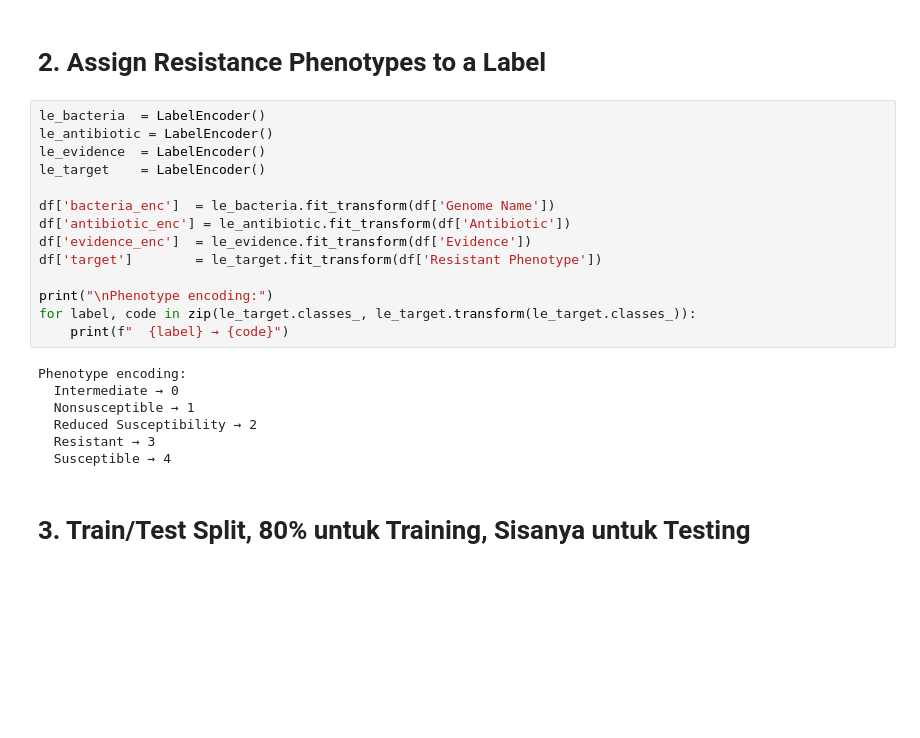
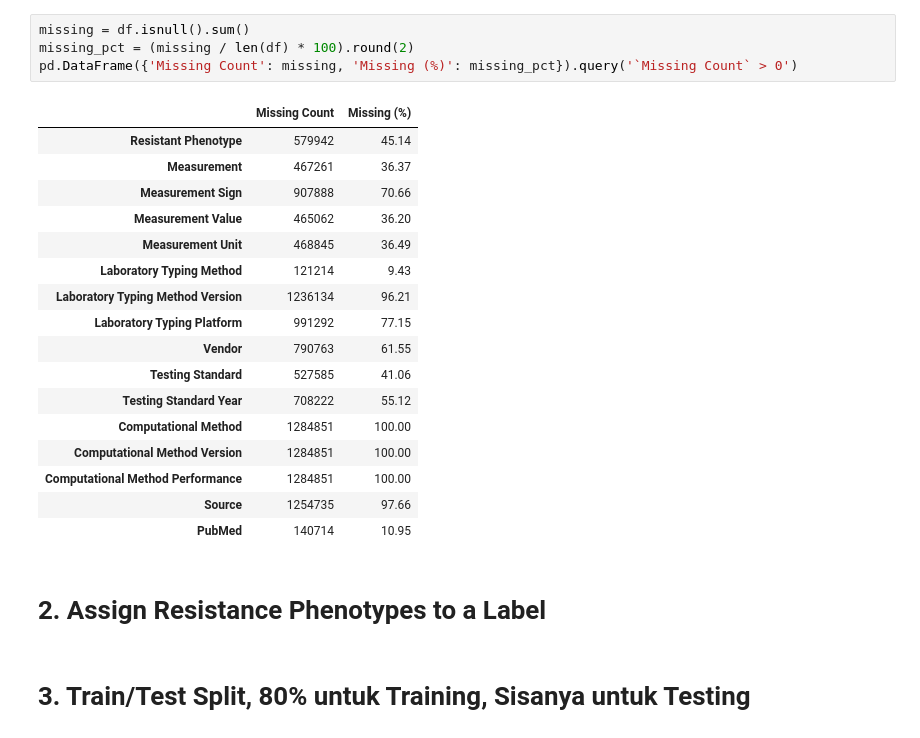
Before and after one commit to Belligool/IF3221_Tugas-Besar_Kelompok-1_K3, a Jupyter notebook: IF3221_Tugas_Besar.ipynb, the cells around one changed output. Saved outputs shown, nothing was run; the diff lists cells and outputs as text; blank space fills up the shorter version.

```diff
--- a/IF3221_Tugas_Besar.ipynb
+++ b/IF3221_Tugas_Besar.ipynb
@@ -28,26 +86,27 @@ Name: count, dtype: int64
+# %%
+missing = df.isnull().sum()
+missing_pct = (missing / len(df) * 100).round(2)
+pd.DataFrame({'Missing Count': missing, 'Missing (%)': missing_pct}).query('`Missing Count` > 0')
+# %% [output]
+|  | Missing Count | Missing (%) |
+| Resistant Phenotype | 579942 | 45.14 |
+| Measurement | 467261 | 36.37 |
+| Measurement Sign | 907888 | 70.66 |
+| Measurement Value | 465062 | 36.20 |
+| Measurement Unit | 468845 | 36.49 |
+| Laboratory Typing Method | 121214 | 9.43 |
+| Laboratory Typing Method Version | 1236134 | 96.21 |
+| Laboratory Typing Platform | 991292 | 77.15 |
+| Vendor | 790763 | 61.55 |
+| Testing Standard | 527585 | 41.06 |
+| Testing Standard Year | 708222 | 55.12 |
+| Computational Method | 1284851 | 100.00 |
+| Computational Method Version | 1284851 | 100.00 |
+| Computational Method Performance | 1284851 | 100.00 |
+| Source | 1254735 | 97.66 |
+| PubMed | 140714 | 10.95 |
 # %% [markdown]
 # 2. Assign Resistance Phenotypes to a Label
-# %%
-le_bacteria  = LabelEncoder()
-le_antibiotic = LabelEncoder()
-le_evidence  = LabelEncoder()
-le_target    = LabelEncoder()
-
-df['bacteria_enc']  = le_bacteria.fit_transform(df['Genome Name'])
-df['antibiotic_enc'] = le_antibiotic.fit_transform(df['Antibiotic'])
-df['evidence_enc']  = le_evidence.fit_transform(df['Evidence'])
-df['target']        = le_target.fit_transform(df['Resistant Phenotype'])
-
-print("\nPhenotype encoding:")
-for label, code in zip(le_target.classes_, le_target.transform(le_target.classes_)):
-    print(f"  {label} → {code}")
-# %% [output]
-Phenotype encoding:
-  Intermediate → 0
-  Nonsusceptible → 1
-  Reduced Susceptibility → 2
-  Resistant → 3
-  Susceptible → 4
 # %% [markdown]
 # 3. Train/Test Split, 80% untuk Training, Sisanya untuk Testing
 # %%
```
Also changed, not shown: parts of 13 cells of this notebook, 8 other files.
